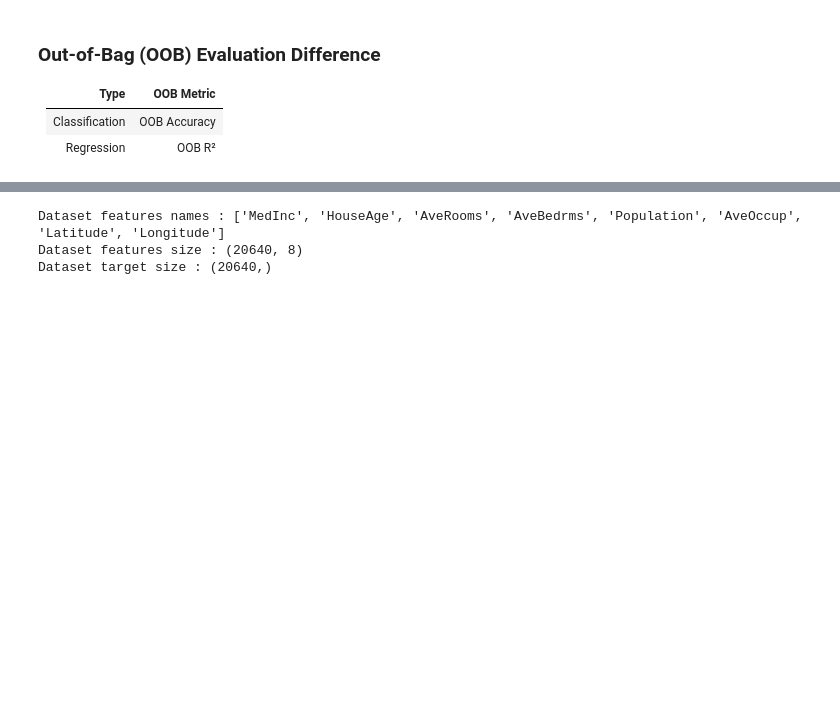
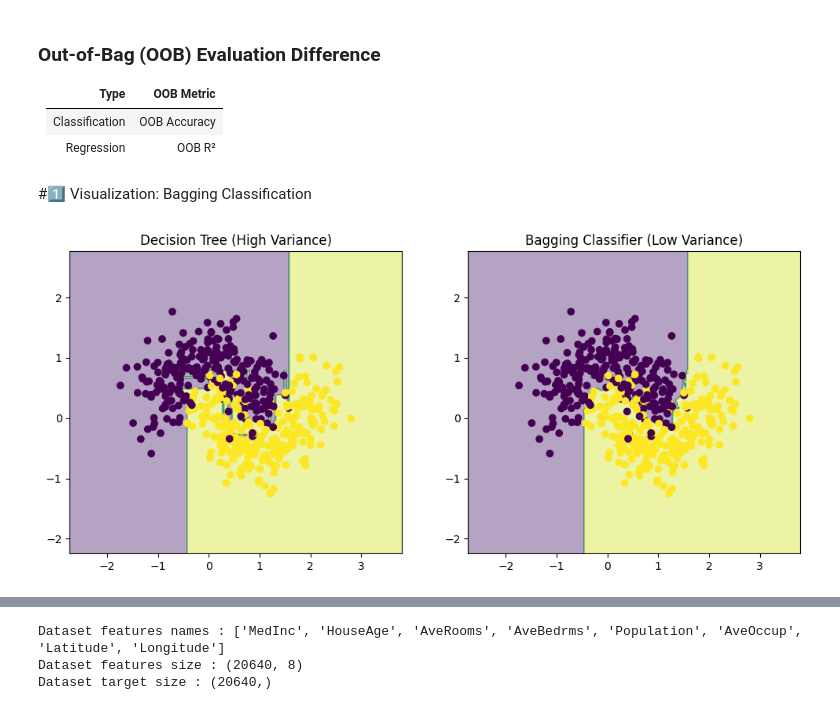
Before and after one commit to faisu6339-glitch/Machine-learning, a Jupyter notebook: ET_Bagging(Regression).ipynb, the cells around one changed output, grey strips where cells are left out. Cells and saved outputs as stored; diff of their text form; code cells hidden in the pictures; blank space fills up the shorter version.

```diff
--- a/ET_Bagging(Regression).ipynb
+++ b/ET_Bagging(Regression).ipynb
@@ -168,3 +168,55 @@ y_pred = bag_reg.predict(X_test)
 | :------------ | :------------ |
 | Classification | OOB Accuracy |
 | Regression    | OOB R²        |
+# %% [markdown]
+#1️⃣ Visualization: Bagging Classification
+# %%
+import numpy as np
+import matplotlib.pyplot as plt
+from sklearn.datasets import make_moons
+from sklearn.tree import DecisionTreeClassifier
+from sklearn.ensemble import BaggingClassifier
+
+# Dataset
+X, y = make_moons(n_samples=500, noise=0.3, random_state=42)
+
+# Models
+tree = DecisionTreeClassifier(random_state=42)
+bagging = BaggingClassifier(
+    estimator=DecisionTreeClassifier(),
+    n_estimators=100,
+    max_samples=0.8,
+    bootstrap=True,
+    random_state=42
+)
+
+tree.fit(X, y)
+bagging.fit(X, y)
+
+# Meshgrid
+xx, yy = np.meshgrid(
+    np.linspace(X[:,0].min()-1, X[:,0].max()+1, 200),
+    np.linspace(X[:,1].min()-1, X[:,1].max()+1, 200)
+)
+grid = np.c_[xx.ravel(), yy.ravel()]
+
+# Predictions
+Z_tree = tree.predict(grid).reshape(xx.shape)
+Z_bag = bagging.predict(grid).reshape(xx.shape)
+
+# Plot
+plt.figure(figsize=(12,5))
+
+plt.subplot(1,2,1)
+plt.contourf(xx, yy, Z_tree, alpha=0.4)
+plt.scatter(X[:,0], X[:,1], c=y)
+plt.title("Decision Tree (High Variance)")
+
+plt.subplot(1,2,2)
+plt.contourf(xx, yy, Z_bag, alpha=0.4)
+plt.scatter(X[:,0], X[:,1], c=y)
+plt.title("Bagging Classifier (Low Variance)")
+
+plt.show()
+# %% [output]
+[figure, added]
```
Also changed, not shown: parts of 3 cells of this notebook.
